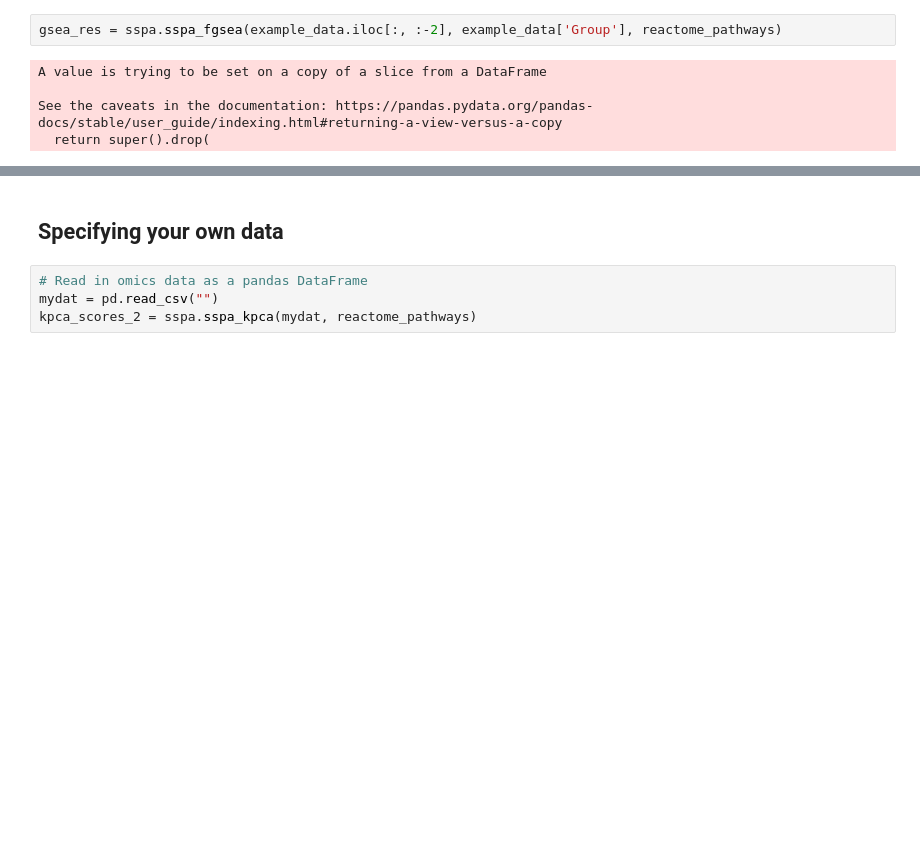
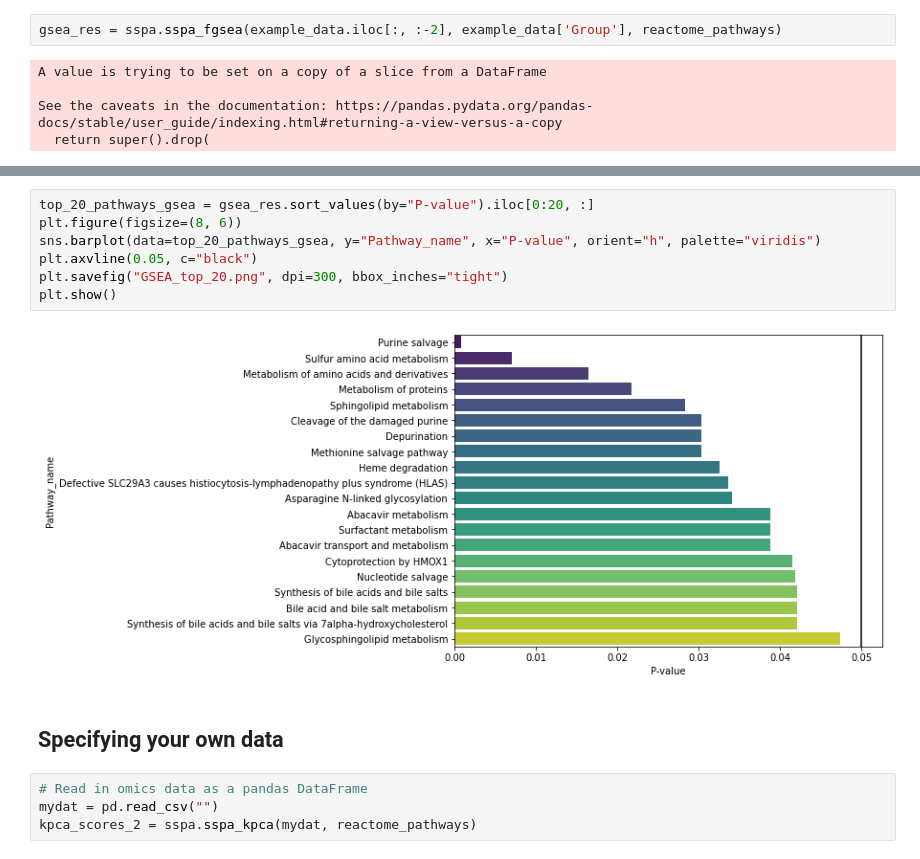
Before and after one commit to cwieder/py-ssPA, a Jupyter notebook: sspa_walkthrough.ipynb, the cells around one changed output, grey strips where cells are left out. Cells and saved outputs as stored; diff of their text form; blank space fills up the shorter version.

```diff
--- a/sspa_walkthrough.ipynb
+++ b/sspa_walkthrough.ipynb
@@ -417,3 +410,12 @@ gsea_res
+# %%
+top_20_pathways_gsea = gsea_res.sort_values(by="P-value").iloc[0:20, :]
+plt.figure(figsize=(8, 6))
+sns.barplot(data=top_20_pathways_gsea, y="Pathway_name", x="P-value", orient="h", palette="viridis")
+plt.axvline(0.05, c="black")
+plt.savefig("GSEA_top_20.png", dpi=300, bbox_inches="tight")
+plt.show()
+# %% [output]
+[figure, added]
 # %% [markdown]
 ## Specifying your own data
 # %%
```
Also changed, not shown: parts of 3 cells of this notebook, 1 other file.
